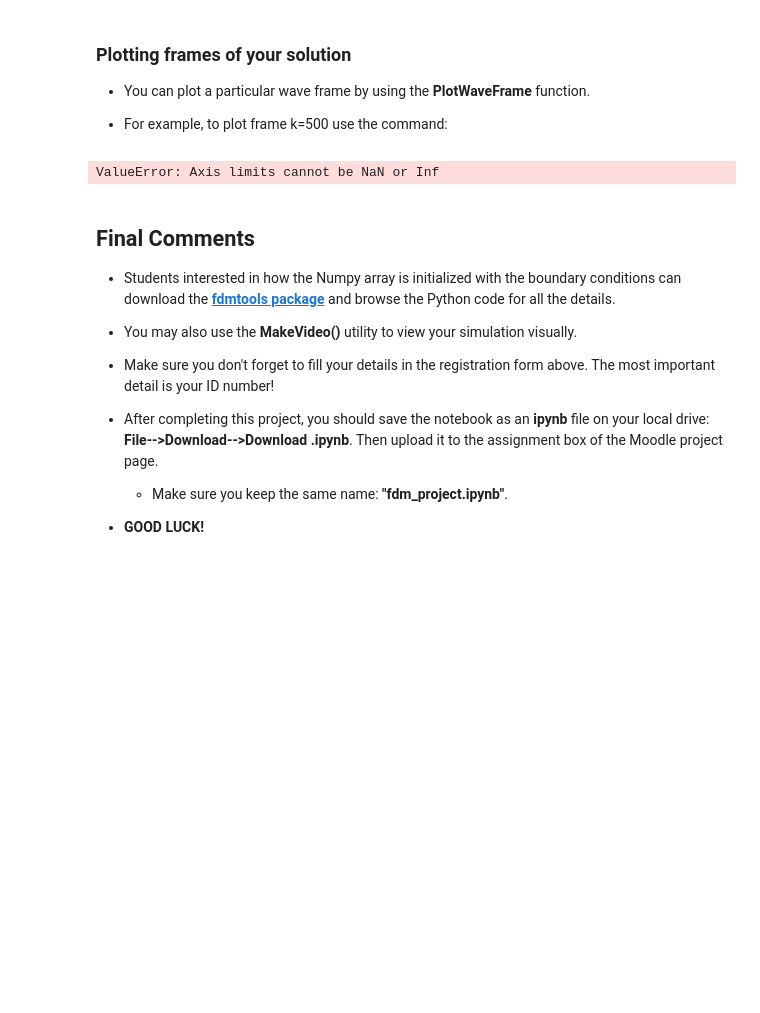
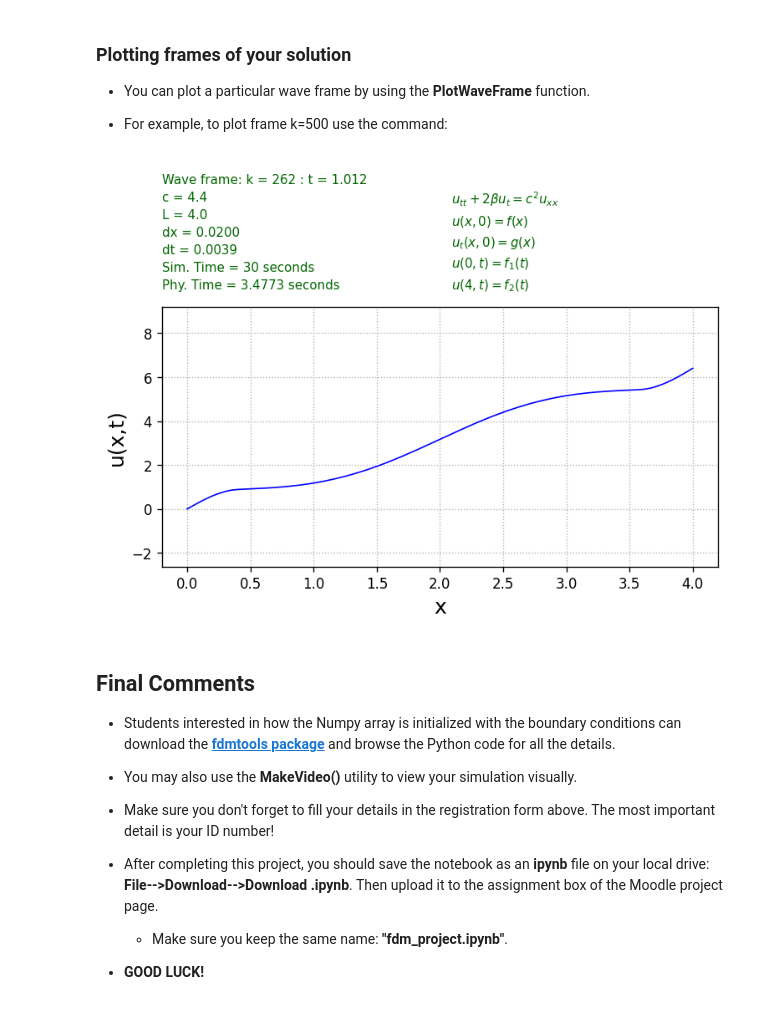
Before and after one commit to nadav-elata/FDM-public, a Jupyter notebook: fdm_project.ipynb, the cells around one changed output. Drawn from its saved outputs; the diff is of its cells as text; code cells hidden in the pictures; blank space fills up the shorter version.

```diff
--- a/fdm_project.ipynb
+++ b/fdm_project.ipynb
@@ -453,0 +482,6 @@ You may download it to your local device by: file_download(video_file)
+# %%
+# Write your code here
+x_to_i = round(par.x0/dx)
+t_to_k = round(par.t0/dt)
+U0 = U[x_to_i,t_to_k]
+print(U0)
@@ -484,9 +520,9 @@ math_text = [                 # LaTeX Math formula text for video
 
 * For example, to plot frame k=500 use the command:
 # %%
-PlotWaveFrame(1)
+PlotWaveFrame(t_to_k)
 # %% [output]
-ValueError: Axis limits cannot be NaN or Inf
+[figure, added]
 # %% [markdown]
 ## **Final Comments**
 * Students interested in how the Numpy array is initialized
```
Also changed, not shown: parts of 7 cells of this notebook.
